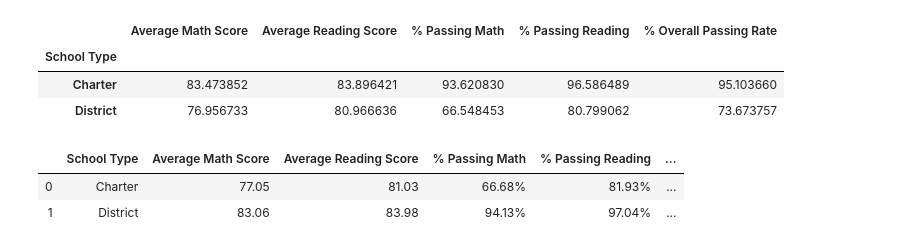
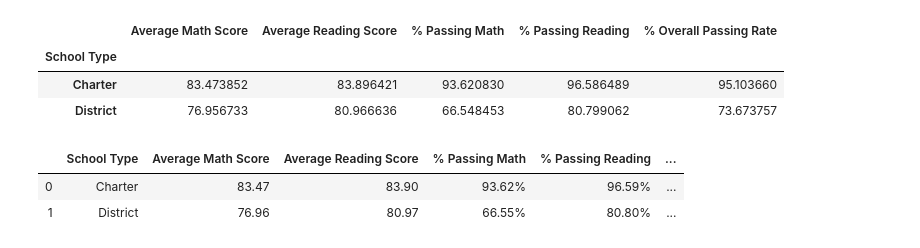
Before and after one commit to nate1mace/pandas-challenge, a Jupyter notebook: Instructions/PyCitySchools/PyCitySchools_starter.ipynb, the cells around one changed output. Drawn from its saved outputs; the diff is of its cells as text; code cells hidden in the pictures.

```diff
--- a/Instructions/PyCitySchools/PyCitySchools_starter.ipynb
+++ b/Instructions/PyCitySchools/PyCitySchools_starter.ipynb
@@ -130,9 +130,9 @@ df_schools['budget'] = df_schools['budget'].map("${:,}".format)
 df_schools['Budget per Student'] = budget_per.map("${:.0f}".format)
 df_schools['Average Math Score'] = av_math.map("{:.2f}".format)
 df_schools['Average Reading Score'] = av_read.map("{:.2f}".format)
-df_schools['% Passing Math'] = pc_math_pass.map("{:.2f}%".format)
-df_schools['% Passing Reading'] = pc_read_pass.map("{:.2f}%".format)
-df_schools['% Overall Passing Rate'] = pc_both_pass.map("{:.2f}%".format)
+df_schools['% Passing Math'] = pc_math_pass #.map("{:.2f}%".format)
+df_schools['% Passing Reading'] = pc_read_pass #.map("{:.2f}%".format)
+df_schools['% Overall Passing Rate'] = pc_both_pass #.map("{:.2f}%".format)
 df_schools.drop(['student_name','math_score','reading_score'], axis = 1, inplace = True)
 df_schools.rename(columns={"school_name": "School Name",
                            "type": "School Type",
@@ -317,7 +316,7 @@ school_sizes = ["Small (<1000)", "Medium (1000-2000)", "Large (2000-5000)"]
 # %%
 df_schools_new['Tot_Students'] = tot_stu_per_school
 
-df_schools_new["School Size"] = pd.cut(df_schools['Tot_Students'], size_bins, labels= school_sizes)
+df_schools_new["School Size"] = pd.cut(df_schools_new['Tot_Students'], size_bins, labels = school_sizes)
 
 size_brack = df_schools_new.groupby('School Size').agg({
     'Average Math Score':'mean',
@@ -332,12 +331,15 @@ size_brack = size_brack.rename(columns = {
     'student_name_y':'% Passing Reading'
 })
 
-size_brack['Average Math Score'] = av_math.map("{:.2f}".format)
-size_brack['Average Reading Score'] = av_read.map("{:.2f}".format)
-size_brack['% Passing Math'] = pc_math_pass.map("{:.2f}%".format)
-size_brack['% Passing Reading'] = pc_read_pass.map("{:.2f}%".format)
-size_brack['Overall Passing Rate'] = pc_both_pass.map("{:.2f}%".format)
+size_brack['Average Math Score'] = size_brack['Average Math Score'].map("{:.2f}".format)
+size_brack['Average Reading Score'] = size_brack['Average Reading Score'].map("{:.2f}".format)
+size_brack['% Passing Math'] = size_brack['% Passing Math'].map("{:.2f}%".format)
+size_brack['% Passing Reading'] = size_brack['% Passing Reading'].map("{:.2f}%".format)
+size_brack['Overall Passing Rate'] = size_brack['Overall Passing Rate'].map("{:.2f}%".format)
 
 size_brack
+# print(df_schools_new.dtypes)
+# df_schools_math = df_schools_new.groupby('School Size').mean()
+# df_schools_math
 # %% [output]
 |  | School Size | Average Math Score | Average Reading Score | % Passing Math | % Passing Reading | ... |
@@ -364,25 +366,25 @@ size_brack
 # %%
 type_brack = df_schools_new.groupby('School Type').agg({
     'Average Math Score':'mean',
     'Average Reading Score':'mean',
     'student_name_x':'mean',
     'student_name_y':'mean',
     'Overall Passing Rate':'mean'
 }).reset_index()
 
 type_brack = type_brack.rename(columns = {
     'student_name_x':'% Passing Math',
     'student_name_y':'% Passing Reading'
 })
 
-type_brack['Average Math Score'] = av_math.map("{:.2f}".format)
-type_brack['Average Reading Score'] = av_read.map("{:.2f}".format)
-type_brack['% Passing Math'] = pc_math_pass.map("{:.2f}%".format)
-type_brack['% Passing Reading'] = pc_read_pass.map("{:.2f}%".format)
-type_brack['Overall Passing Rate'] = pc_both_pass.map("{:.2f}%".format)
+type_brack['Average Math Score'] = type_brack['Average Math Score'].map("{:.2f}".format)
+type_brack['Average Reading Score'] = type_brack['Average Reading Score'].map("{:.2f}".format)
+type_brack['% Passing Math'] = type_brack['% Passing Math'].map("{:.2f}%".format)
+type_brack['% Passing Reading'] = type_brack['% Passing Reading'].map("{:.2f}%".format)
+type_brack['Overall Passing Rate'] = type_brack['Overall Passing Rate'].map("{:.2f}%".format)
 
 type_brack
 # %% [output]
 |  | School Type | Average Math Score | Average Reading Score | % Passing Math | % Passing Reading | ... |
-| 0 | Charter | 77.05 | 81.03 | 66.68% | 81.93% | ... |
-| 1 | District | 83.06 | 83.98 | 94.13% | 97.04% | ... |
+| 0 | Charter | 83.47 | 83.90 | 93.62% | 96.59% | ... |
+| 1 | District | 76.96 | 80.97 | 66.55% | 80.80% | ... |
```
Also changed, not shown: parts of 3 cells of this notebook.
